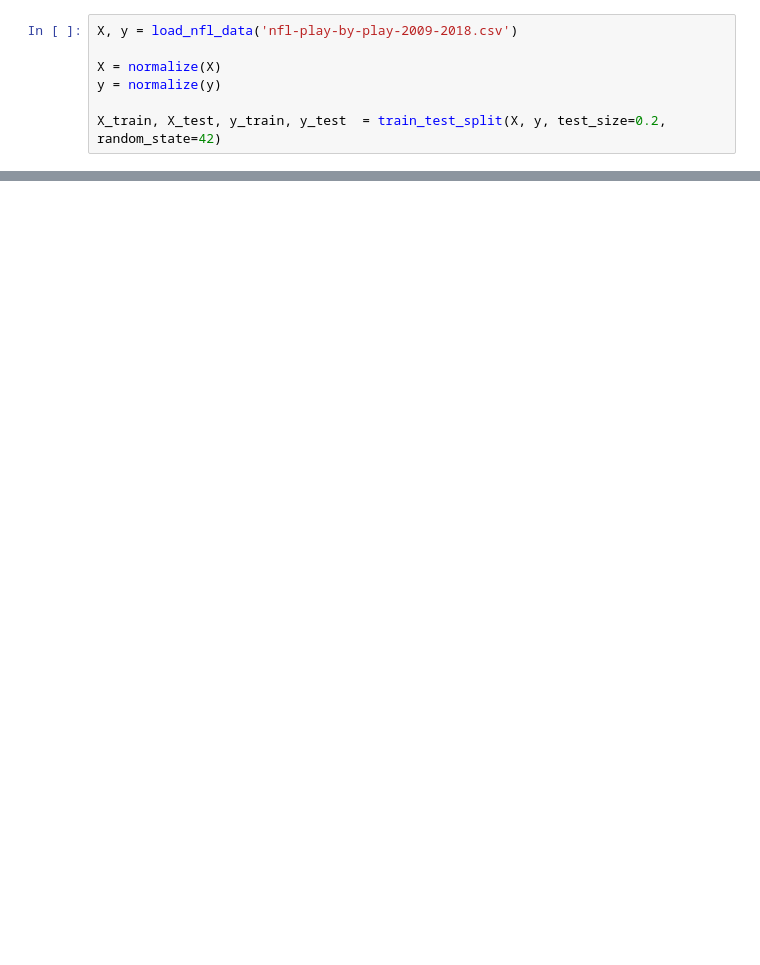
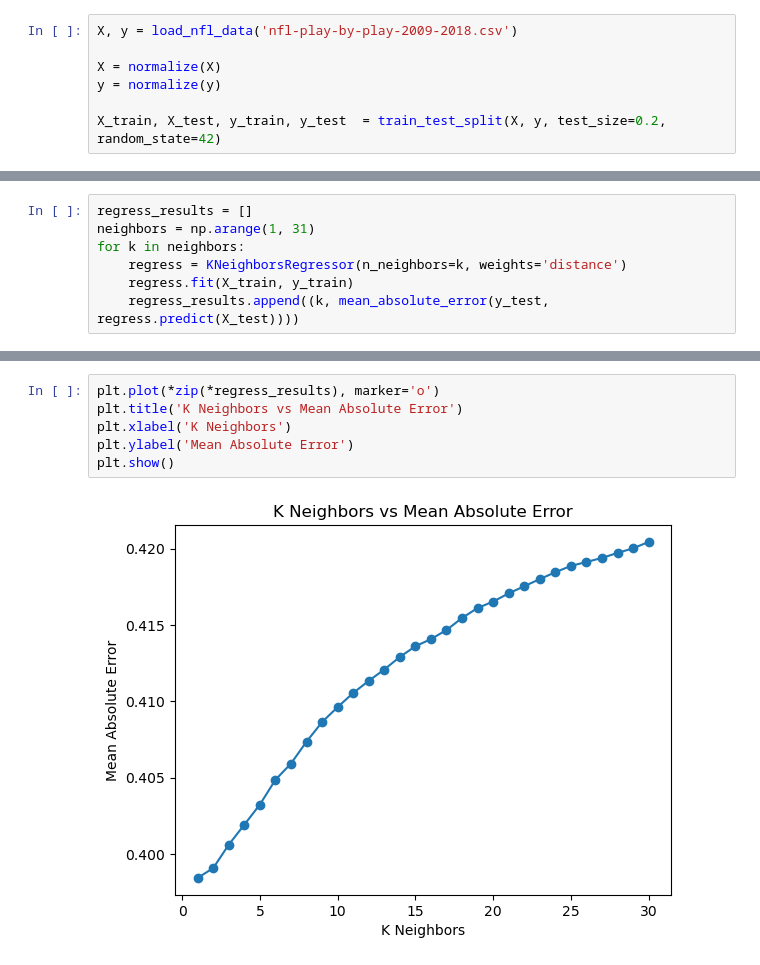
Before and after one commit to robbykap/NFL_Play_Predictor, a Jupyter notebook: nfl-knn.ipynb, the cells around one changed output, grey strips where cells are left out. Drawn from its saved outputs; the diff is of its cells as text; blank space fills up the shorter version.

```diff
--- a/nfl-knn.ipynb
+++ b/nfl-knn.ipynb
@@ -60,0 +66,7 @@ weighted avg       0.60      0.60      0.60       144
+# %%
+regress_results = []
+neighbors = np.arange(1, 31)
+for k in neighbors:
+    regress = KNeighborsRegressor(n_neighbors=k, weights='distance')
+    regress.fit(X_train, y_train)
+    regress_results.append((k, mean_absolute_error(y_test, regress.predict(X_test))))
@@ -60,0 +79,8 @@ weighted avg       0.60      0.60      0.60       144
+# %%
+plt.plot(*zip(*regress_results), marker='o')
+plt.title('K Neighbors vs Mean Absolute Error')
+plt.xlabel('K Neighbors')
+plt.ylabel('Mean Absolute Error')
+plt.show()
+# %% [output]
+[figure, added]
```
Also changed, not shown: parts of 6 cells of this notebook.
